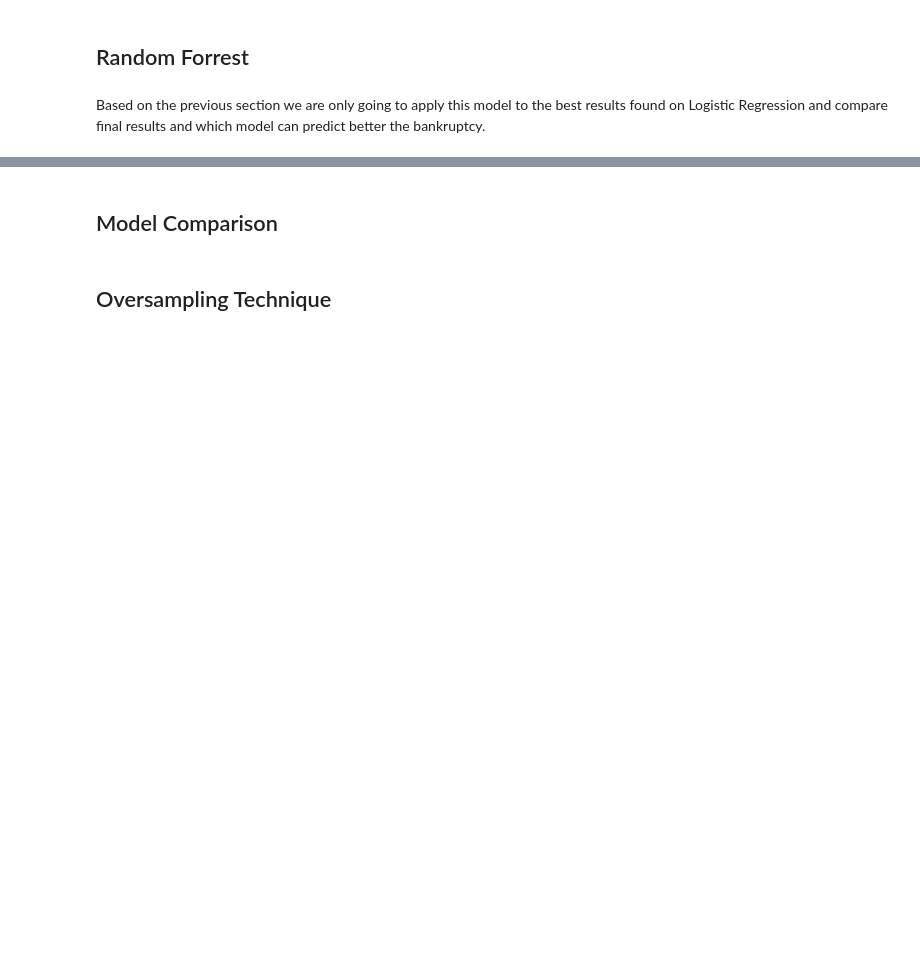
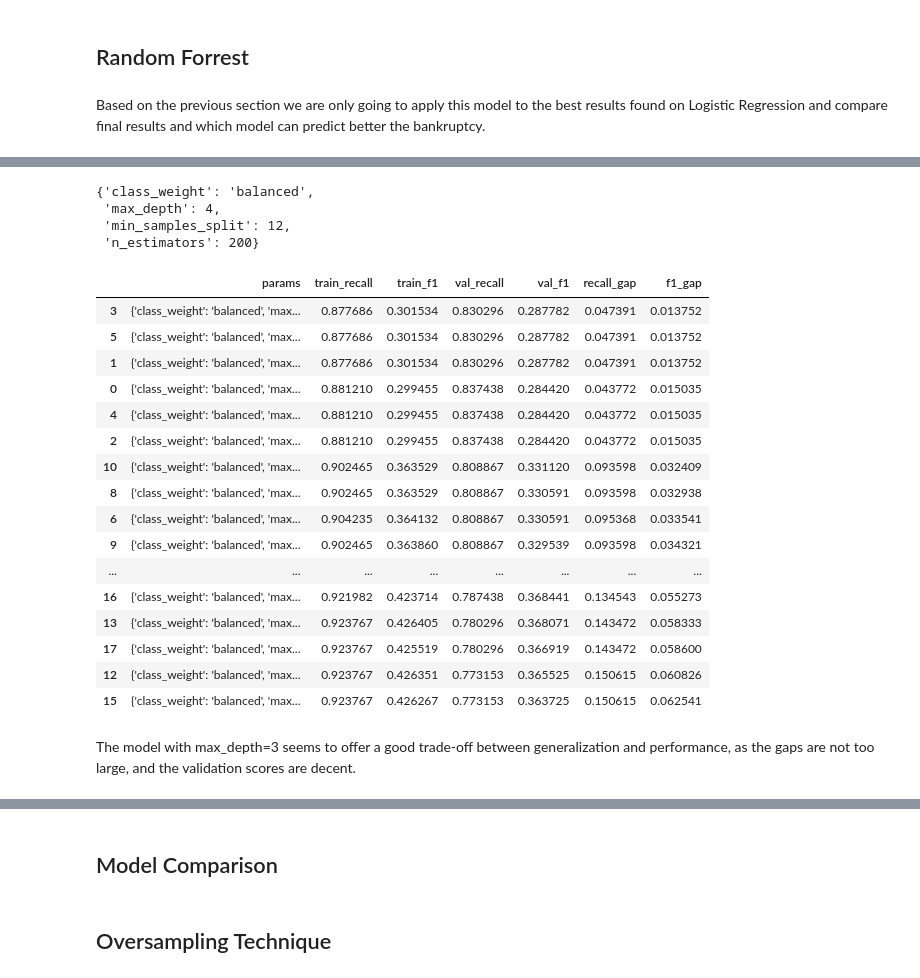
Before and after one commit to camilouribeg/DS4I-Project, a Jupyter notebook: notebooks/modeling_results.ipynb, the cells around one changed output, grey strips where cells are left out. Cells and saved outputs as stored; diff of their text form; code cells hidden in the pictures; blank space fills up the shorter version.

Commit message:
last evaluation and model compariosn

```diff
--- a/notebooks/modeling_results.ipynb
+++ b/notebooks/modeling_results.ipynb
@@ -378,0 +490,26 @@ Based on the previous section we are only going to apply this model to the best
+# %%
+scoring = {
+    'recall': make_scorer(recall_score),
+    'f1': make_scorer(f1_score)
+}
+
+
+param_grid_rf = {
+    'n_estimators': [200,250],
+    'max_depth': [2, 3, 4],
+    'min_samples_split': [10, 12, 15],
+    'class_weight': ['balanced']
+}
+
+grid_search_rf_scaled = GridSearchCV(
+    estimator=rf_model_scaled,
+    param_grid=param_grid_rf,
+    scoring=scoring,
+    refit='f1',
+    cv=5,
+    n_jobs=-1,
+    verbose=1,
+    return_train_score=True
+)
+
+grid_search_rf_scaled.fit(X_train_scaled, y_train_scaled)
@@ -378,0 +529,5 @@ Based on the previous section we are only going to apply this model to the best
+# %%
+
+results_df_rf_scaled = get_detailed_results(grid_search_rf_scaled)
+results_df_rf_scaled.to_csv('../data/results/results_df_rf_scaled.csv')
+results_df_rf_scaled
@@ -378,0 +552,34 @@ Based on the previous section we are only going to apply this model to the best
+# %%
+results_df_rf_scaled.iloc[0][0]
+# %% [output]
+{'class_weight': 'balanced',
+ 'max_depth': 4,
+ 'min_samples_split': 12,
+ 'n_estimators': 200}
+# %%
+results_df_rf_scaled['recall_gap'] = abs(results_df_rf_scaled['train_recall'] - results_df_rf_scaled['val_recall'])
+results_df_rf_scaled['f1_gap'] = abs(results_df_rf_scaled['train_f1'] - results_df_rf_scaled['val_f1'])
+
+# Sort the DataFrame by f1_gap (or recall_gap) to find the models with the least overfitting
+results_df_rf_scaled = results_df_rf_scaled.sort_values(by='f1_gap')
+results_df_rf_scaled
+# %% [output]
+|  | params | train_recall | train_f1 | val_recall | val_f1 | recall_gap | f1_gap |
+| 3 | {'class_weight': 'balanced', 'max... | 0.877686 | 0.301534 | 0.830296 | 0.287782 | 0.047391 | 0.013752 |
+| 5 | {'class_weight': 'balanced', 'max... | 0.877686 | 0.301534 | 0.830296 | 0.287782 | 0.047391 | 0.013752 |
+| 1 | {'class_weight': 'balanced', 'max... | 0.877686 | 0.301534 | 0.830296 | 0.287782 | 0.047391 | 0.013752 |
+| 0 | {'class_weight': 'balanced', 'max... | 0.881210 | 0.299455 | 0.837438 | 0.284420 | 0.043772 | 0.015035 |
+| 4 | {'class_weight': 'balanced', 'max... | 0.881210 | 0.299455 | 0.837438 | 0.284420 | 0.043772 | 0.015035 |
+| 2 | {'class_weight': 'balanced', 'max... | 0.881210 | 0.299455 | 0.837438 | 0.284420 | 0.043772 | 0.015035 |
+| 10 | {'class_weight': 'balanced', 'max... | 0.902465 | 0.363529 | 0.808867 | 0.331120 | 0.093598 | 0.032409 |
+| 8 | {'class_weight': 'balanced', 'max... | 0.902465 | 0.363529 | 0.808867 | 0.330591 | 0.093598 | 0.032938 |
+| 6 | {'class_weight': 'balanced', 'max... | 0.904235 | 0.364132 | 0.808867 | 0.330591 | 0.095368 | 0.033541 |
+| 9 | {'class_weight': 'balanced', 'max... | 0.902465 | 0.363860 | 0.808867 | 0.329539 | 0.093598 | 0.034321 |
+| ... | ... | ... | ... | ... | ... | ... | ... |
+| 16 | {'class_weight': 'balanced', 'max... | 0.921982 | 0.423714 | 0.787438 | 0.368441 | 0.134543 | 0.055273 |
+| 13 | {'class_weight': 'balanced', 'max... | 0.923767 | 0.426405 | 0.780296 | 0.368071 | 0.143472 | 0.058333 |
+| 17 | {'class_weight': 'balanced', 'max... | 0.923767 | 0.425519 | 0.780296 | 0.366919 | 0.143472 | 0.058600 |
+| 12 | {'class_weight': 'balanced', 'max... | 0.923767 | 0.426351 | 0.773153 | 0.365525 | 0.150615 | 0.060826 |
+| 15 | {'class_weight': 'balanced', 'max... | 0.923767 | 0.426267 | 0.773153 | 0.363725 | 0.150615 | 0.062541 |
+# %% [markdown]
+The model with max_depth=3 seems to offer a good trade-off between generalization and performance, as the gaps are not too large, and the validation scores are decent.
```
Also changed, not shown: parts of 21 cells of this notebook, 7 other files.
